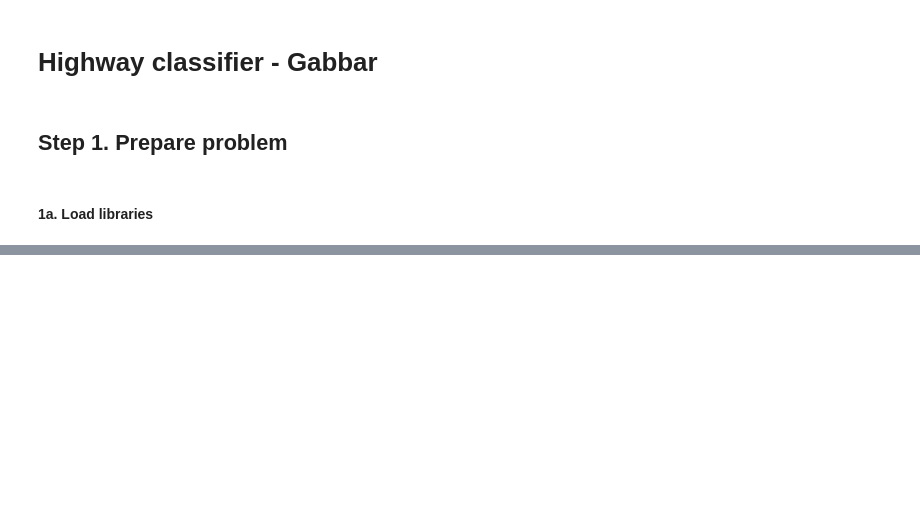
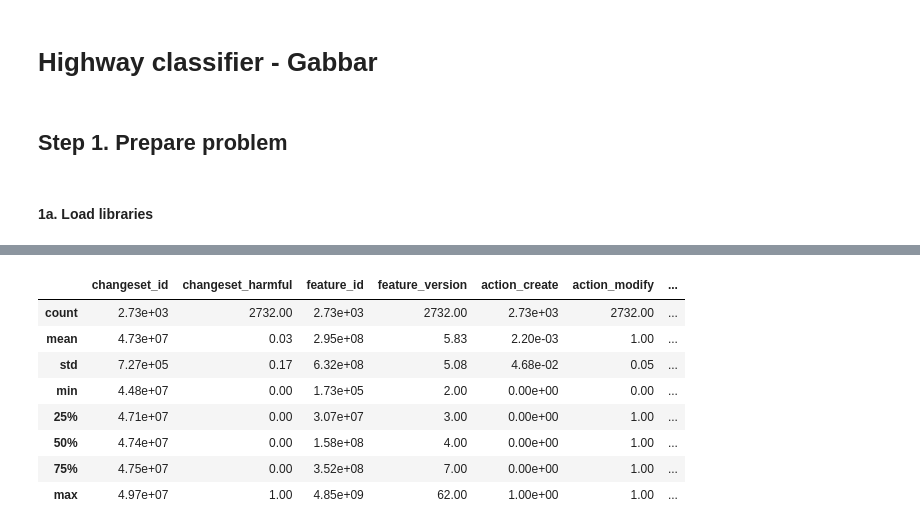
Before and after one commit to mapbox/gabbar, a Jupyter notebook: notebooks/highway_classifier.ipynb, the cells around one changed output, grey strips where cells are left out. Cells and saved outputs as stored; diff of their text form; code cells hidden in the pictures; blank space fills up the shorter version.

```diff
--- a/notebooks/highway_classifier.ipynb
+++ b/notebooks/highway_classifier.ipynb
@@ -393,0 +478,10 @@ testing['prediction'] = model.predict(tX_scaled)
+# %%
+# Convert to a Pandas DataFrame to make merging easier.
+new_vectorized = pd.DataFrame(
+    new_vectorizer.transform(labelled['new_tags']).toarray(),
+    columns=new_vectorizer.get_feature_names()
+)
+
+# Add "new" prefix to column names.
+new_vectorized.columns = ['new_{}'.format(item) for item in new_vectorized.columns]
+new_vectorized.head()
@@ -393,0 +495,9 @@ testing['prediction'] = model.predict(tX_scaled)
+# %%
+old_vectorizer = CountVectorizer(
+    analyzer='word',
+    tokenizer=None,
+    lowercase=False,
+    token_pattern=r'\{([^=]+=[^=]+)\}',
+)
+
+old_vectorizer.fit(labelled[labelled['changeset_harmful'] == 1]['old_tags'])
@@ -393,0 +534,10 @@ testing['prediction'] = model.predict(tX_scaled)
+# %%
+# Convert to a Pandas DataFrame to make merging easier.
+old_vectorized = pd.DataFrame(
+    old_vectorizer.transform(labelled['old_tags']).toarray(),
+    columns=old_vectorizer.get_feature_names()
+)
+
+# Add "old" prefix to column names.
+old_vectorized.columns = ['old_{}'.format(item) for item in old_vectorized.columns]
+old_vectorized.head()
@@ -393,0 +551,5 @@ testing['prediction'] = model.predict(tX_scaled)
+# %%
+# Concatenate both initial training data and vectorized data.
+labelled = pd.concat([labelled, new_vectorized, old_vectorized], axis=1)
+print(labelled.shape)
+labelled.head()
@@ -393,0 +564,12 @@ testing['prediction'] = model.predict(tX_scaled)
+# %%
+labelled.describe()
+# %% [output]
+|  | changeset_id | changeset_harmful | feature_id | feature_version | action_create | action_modify | ... |
+| count | 2.73e+03 | 2732.00 | 2.73e+03 | 2732.00 | 2.73e+03 | 2732.00 | ... |
+| mean | 4.73e+07 | 0.03 | 2.95e+08 | 5.83 | 2.20e-03 | 1.00 | ... |
+| std | 7.27e+05 | 0.17 | 6.32e+08 | 5.08 | 4.68e-02 | 0.05 | ... |
+| min | 4.48e+07 | 0.00 | 1.73e+05 | 2.00 | 0.00e+00 | 0.00 | ... |
+| 25% | 4.71e+07 | 0.00 | 3.07e+07 | 3.00 | 0.00e+00 | 1.00 | ... |
+| 50% | 4.74e+07 | 0.00 | 1.58e+08 | 4.00 | 0.00e+00 | 1.00 | ... |
+| 75% | 4.75e+07 | 0.00 | 3.52e+08 | 7.00 | 0.00e+00 | 1.00 | ... |
+| max | 4.97e+07 | 1.00 | 4.85e+09 | 62.00 | 1.00e+00 | 1.00 | ... |
```
Also changed, not shown: parts of 135 cells of this notebook.
